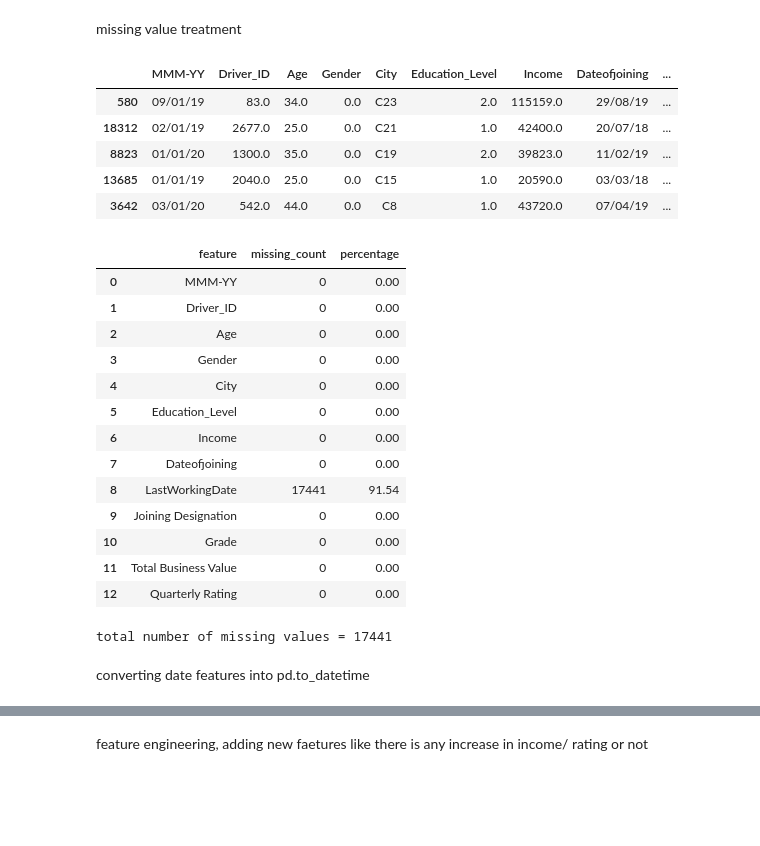
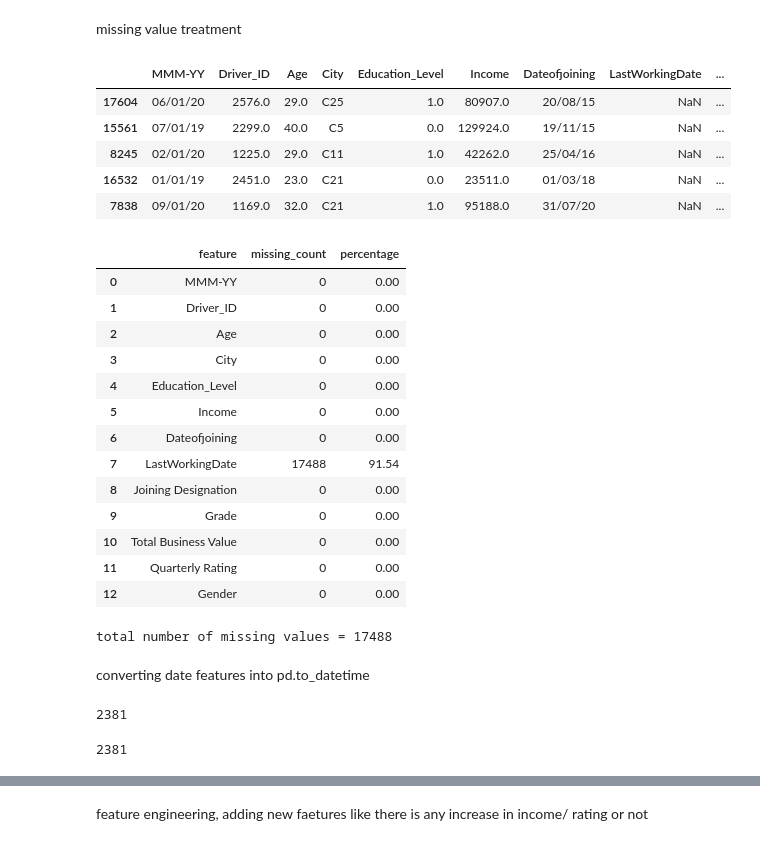
Before and after one commit to PraveenAllam93/data_science_business_cases, a Jupyter notebook: employee_churn.ipynb, the cells around one changed output, grey strips where cells are left out. Cells and saved outputs as stored; diff of their text form; code cells hidden in the pictures; blank space fills up the shorter version.

```diff
--- a/employee_churn.ipynb
+++ b/employee_churn.ipynb
@@ -166,41 +166,50 @@ df.describe(include = "all")
 df_copy = df.copy()
 # %% [markdown]
 missing value treatment
+# %%
+gender_vals = df_copy.groupby("Driver_ID")["Gender"].value_counts().groupby(level=0).nlargest(1).reset_index(level=1, drop=True).reset_index().iloc[:,:2]
+df_copy = df_copy.merge(gender_vals, on = "Driver_ID", how = "inner")
+
+df_copy.rename(columns = {"Gender_y" : "Gender"}, inplace = True)
+df_copy.drop("Gender_x", axis = 1, inplace = True)
 # %%
-df_copy.dropna(subset = ["Gender"], inplace = True)
 df_copy.drop("Unnamed: 0", axis = 1, inplace = True)
 
 cols = df_copy.select_dtypes(include=["float64", "int64"]).columns
 
 knn_imputer = KNNImputer(n_neighbors = 5)
 df_copy[cols] = knn_imputer.fit_transform(df_copy[cols])
 display(df_copy.sample(5))
 
 missing_data_info(df_copy)
 # %% [output]
-|  | MMM-YY | Driver_ID | Age | Gender | City | Education_Level | Income | Dateofjoining | ... |
-| 580 | 09/01/19 | 83.0 | 34.0 | 0.0 | C23 | 2.0 | 115159.0 | 29/08/19 | ... |
-| 18312 | 02/01/19 | 2677.0 | 25.0 | 0.0 | C21 | 1.0 | 42400.0 | 20/07/18 | ... |
-| 8823 | 01/01/20 | 1300.0 | 35.0 | 0.0 | C19 | 2.0 | 39823.0 | 11/02/19 | ... |
-| 13685 | 01/01/19 | 2040.0 | 25.0 | 0.0 | C15 | 1.0 | 20590.0 | 03/03/18 | ... |
-| 3642 | 03/01/20 | 542.0 | 44.0 | 0.0 | C8 | 1.0 | 43720.0 | 07/04/19 | ... |
+|  | MMM-YY | Driver_ID | Age | City | Education_Level | Income | Dateofjoining | LastWorkingDate | ... |
+| 17604 | 06/01/20 | 2576.0 | 29.0 | C25 | 1.0 | 80907.0 | 20/08/15 | NaN | ... |
+| 15561 | 07/01/19 | 2299.0 | 40.0 | C5 | 0.0 | 129924.0 | 19/11/15 | NaN | ... |
+| 8245 | 02/01/20 | 1225.0 | 29.0 | C11 | 1.0 | 42262.0 | 25/04/16 | NaN | ... |
+| 16532 | 01/01/19 | 2451.0 | 23.0 | C21 | 0.0 | 23511.0 | 01/03/18 | NaN | ... |
+| 7838 | 09/01/20 | 1169.0 | 32.0 | C21 | 1.0 | 95188.0 | 31/07/20 | NaN | ... |
 |  | feature | missing_count | percentage |
 | 0 | MMM-YY | 0 | 0.00 |
 | 1 | Driver_ID | 0 | 0.00 |
 | 2 | Age | 0 | 0.00 |
-| 3 | Gender | 0 | 0.00 |
-| 4 | City | 0 | 0.00 |
-| 5 | Education_Level | 0 | 0.00 |
-| 6 | Income | 0 | 0.00 |
-| 7 | Dateofjoining | 0 | 0.00 |
-| 8 | LastWorkingDate | 17441 | 91.54 |
-| 9 | Joining Designation | 0 | 0.00 |
-| 10 | Grade | 0 | 0.00 |
-| 11 | Total Business Value | 0 | 0.00 |
-| 12 | Quarterly Rating | 0 | 0.00 |
+| 3 | City | 0 | 0.00 |
+| 4 | Education_Level | 0 | 0.00 |
+| 5 | Income | 0 | 0.00 |
+| 6 | Dateofjoining | 0 | 0.00 |
+| 7 | LastWorkingDate | 17488 | 91.54 |
+| 8 | Joining Designation | 0 | 0.00 |
+| 9 | Grade | 0 | 0.00 |
+| 10 | Total Business Value | 0 | 0.00 |
+| 11 | Quarterly Rating | 0 | 0.00 |
+| 12 | Gender | 0 | 0.00 |
-total number of missing values = 17441
+total number of missing values = 17488
 # %% [markdown]
 converting date features into pd.to_datetime
+# %%
+df_copy.Driver_ID.nunique()
+# %% [output]
+2381
 # %%
 date_cols = [col for col in df_copy.columns if df_copy[col].dtype == "O" and col != "City"]
 
@@ -210,6 +219,10 @@ for col in date_cols:
 modified_df = df_copy.groupby("Driver_ID").agg({"Income": ["mean","last"], "Total Business Value": [sum,min,max,np.mean,"last"]}).reset_index()
 
 # created a new DataFrame to store each feature value of respective driver
+# %%
+modified_df.Driver_ID.nunique()
+# %% [output]
+2381
 # %%
 # if the driver churns it maps to 1, else 0
 
```
Also changed, not shown: parts of 46 cells of this notebook, 2 other files.
